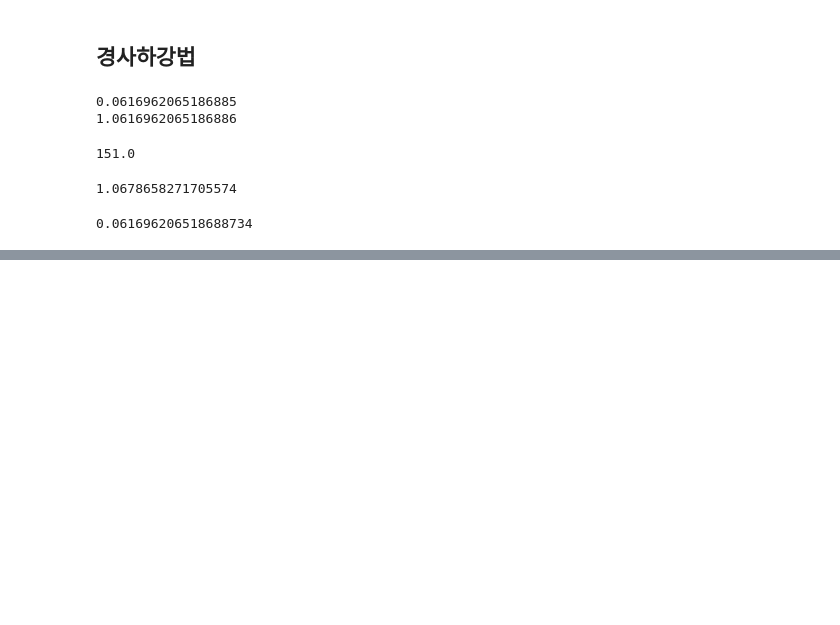
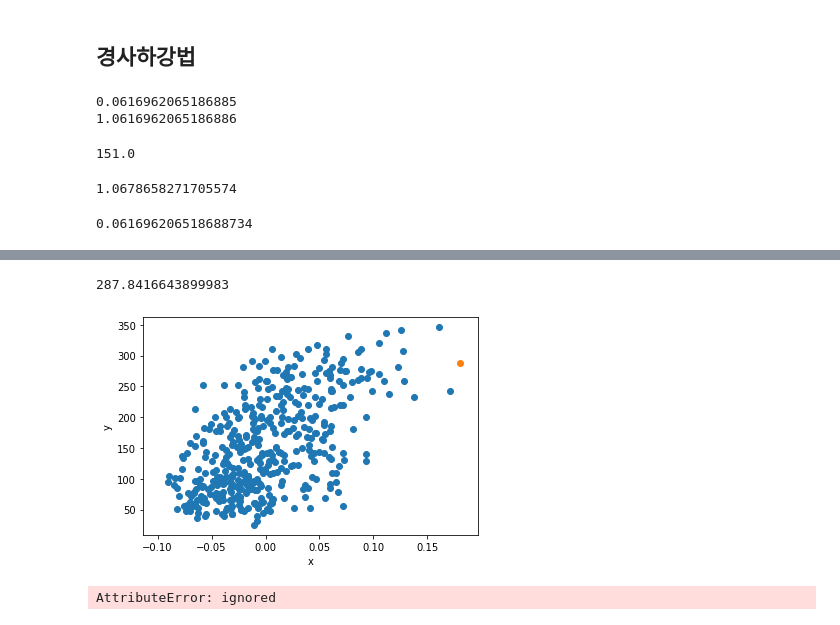
Before and after one commit to Jimin980921/DeepLearning, a Jupyter notebook: Do_it_3.ipynb, the cells around one changed output, grey strips where cells are left out. Cells and saved outputs as stored; diff of their text form; code cells hidden in the pictures; blank space fills up the shorter version.

```diff
--- a/Do_it_3.ipynb
+++ b/Do_it_3.ipynb
@@ -67,0 +159,15 @@ print(w_rate)  #x[0]와 값이 같음
+# %%
+#모델예측하기
+x_new=0.18
+y_pred=x_new*w+b
+y_pred
+# %% [output]
+287.8416643899983
+# %%
+plt.scatter(x,y)
+plt.scatter(x_new,y_pred)
+plt.xlabel('x')
+plt.ylabel('y')
+plt.show()
+# %% [output]
+[figure, added]
@@ -67,0 +197,5 @@ print(w_rate)  #x[0]와 값이 같음
+# %%
+  neuron=Neuron()
+  neuron.fit(x,y)
+# %% [output]
+AttributeError: ignored
```
Also changed, not shown: parts of 13 cells of this notebook.
